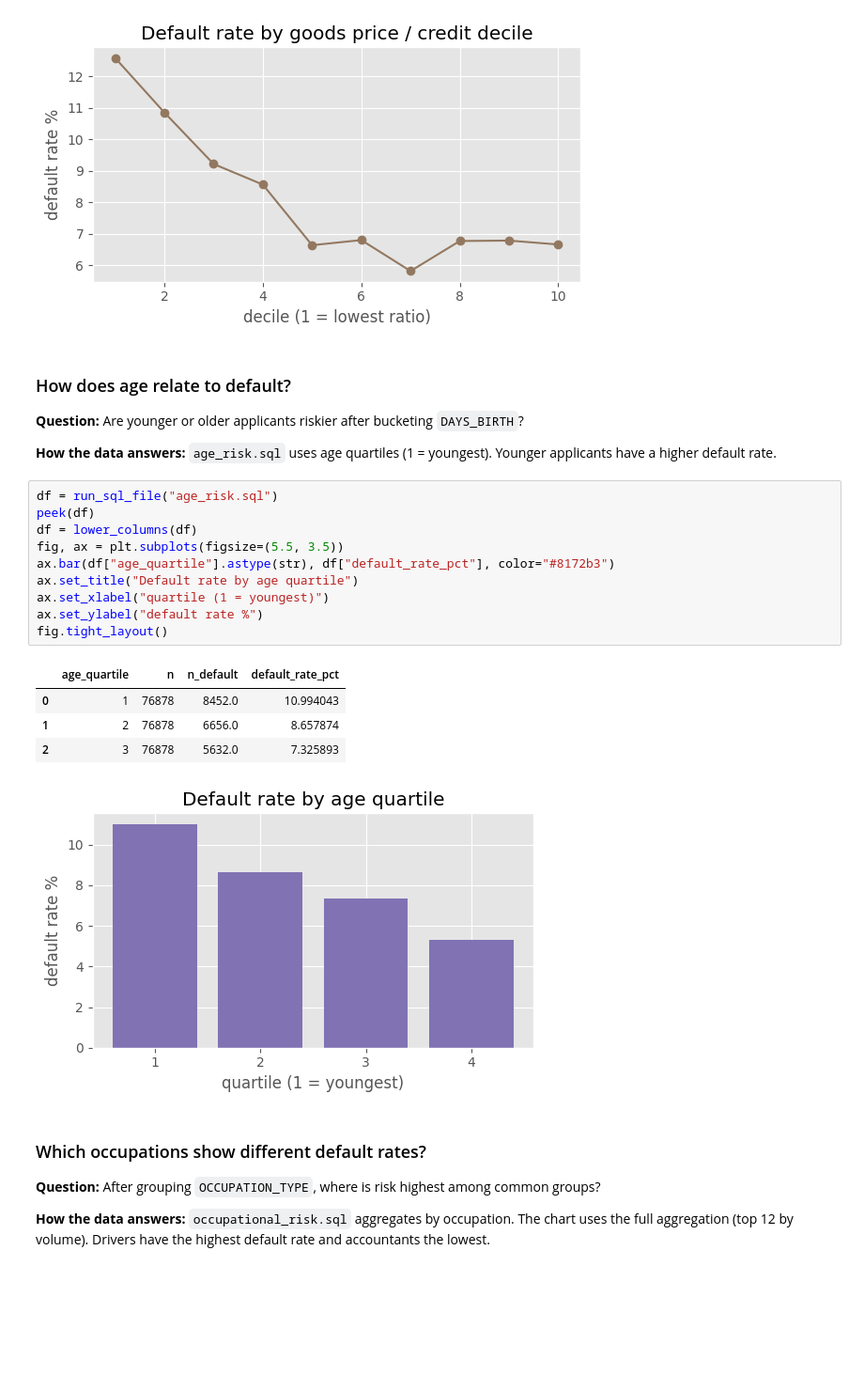
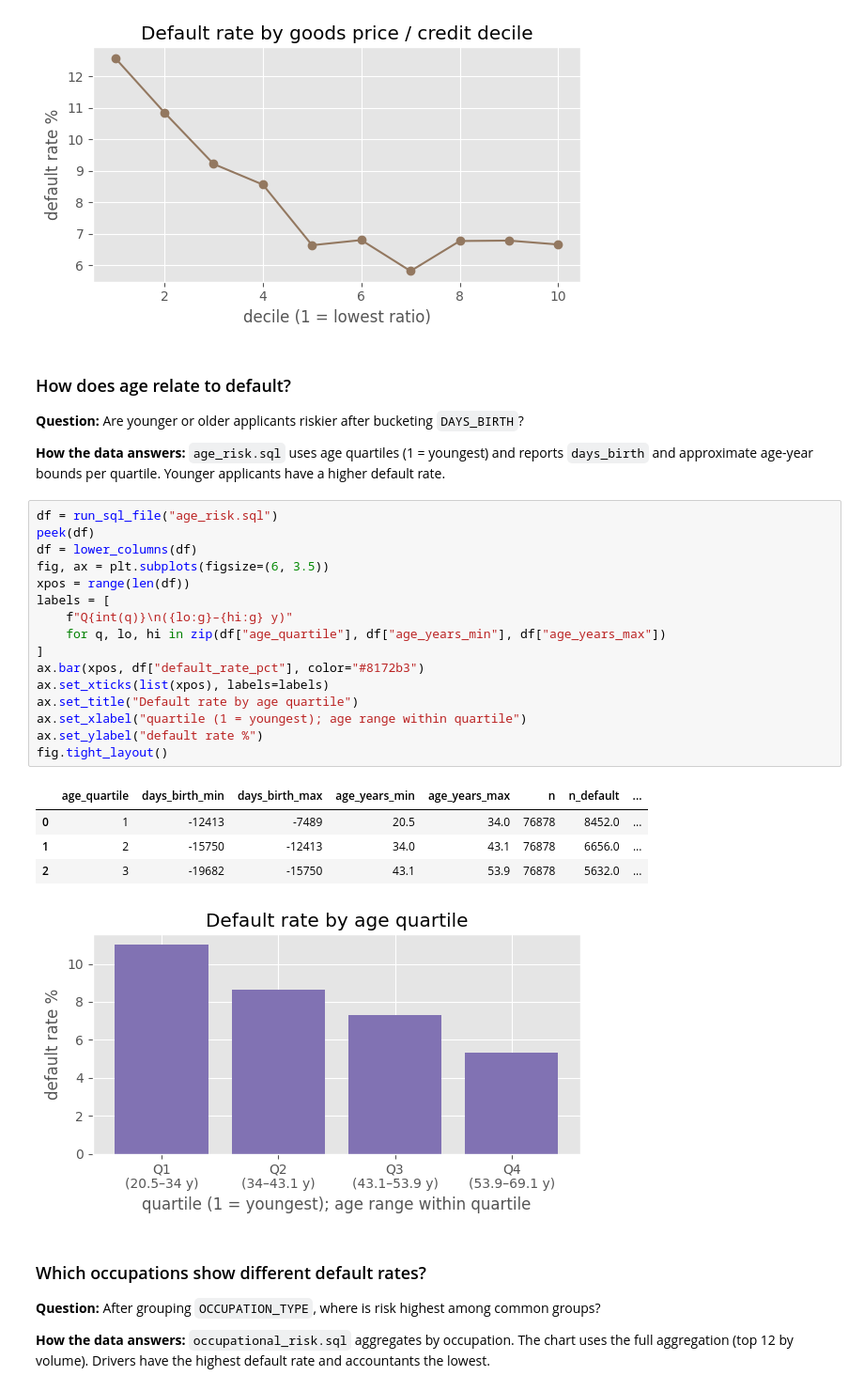
Before and after one commit to BDEvan5/credit-risk-ml, a Jupyter notebook: notebooks/01_eda.ipynb, the cells around one changed output. Shown at 94% size. Cells and saved outputs as stored; diff of their text form; blank space fills up the shorter version.

Commit message:
feat: improve plots in eda notebook

```diff
--- a/notebooks/01_eda.ipynb
+++ b/notebooks/01_eda.ipynb
@@ -195,23 +189,29 @@ fig.tight_layout()
 
 **Question:** Are younger or older applicants riskier after bucketing `DAYS_BIRTH`?
 
-**How the data answers:** `age_risk.sql` uses age quartiles (1 = youngest). Younger applicants have a higher default rate.
+**How the data answers:** `age_risk.sql` uses age quartiles (1 = youngest) and reports `days_birth` and approximate age-year bounds per quartile. Younger applicants have a higher default rate.
 # %%
 df = run_sql_file("age_risk.sql")
 peek(df)
 df = lower_columns(df)
-fig, ax = plt.subplots(figsize=(5.5, 3.5))
-ax.bar(df["age_quartile"].astype(str), df["default_rate_pct"], color="#8172b3")
+fig, ax = plt.subplots(figsize=(6, 3.5))
+xpos = range(len(df))
+labels = [
+    f"Q{int(q)}\n({lo:g}–{hi:g} y)"
+    for q, lo, hi in zip(df["age_quartile"], df["age_years_min"], df["age_years_max"])
+]
+ax.bar(xpos, df["default_rate_pct"], color="#8172b3")
+ax.set_xticks(list(xpos), labels=labels)
 ax.set_title("Default rate by age quartile")
-ax.set_xlabel("quartile (1 = youngest)")
+ax.set_xlabel("quartile (1 = youngest); age range within quartile")
 ax.set_ylabel("default rate %")
 fig.tight_layout()
 # %% [output]
-|  | age_quartile | n | n_default | default_rate_pct |
-| 0 | 1 | 76878 | 8452.0 | 10.994043 |
-| 1 | 2 | 76878 | 6656.0 | 8.657874 |
-| 2 | 3 | 76878 | 5632.0 | 7.325893 |
+|  | age_quartile | days_birth_min | days_birth_max | age_years_min | age_years_max | n | n_default | ... |
+| 0 | 1 | -12413 | -7489 | 20.5 | 34.0 | 76878 | 8452.0 | ... |
+| 1 | 2 | -15750 | -12413 | 34.0 | 43.1 | 76878 | 6656.0 | ... |
+| 2 | 3 | -19682 | -15750 | 43.1 | 53.9 | 76878 | 5632.0 | ... |
-[figure, old version]
+[figure, new version]
 # %% [markdown]
 ### Which occupations show different default rates?
 
```
Also changed, not shown: parts of 4 cells of this notebook, 2 other files.
